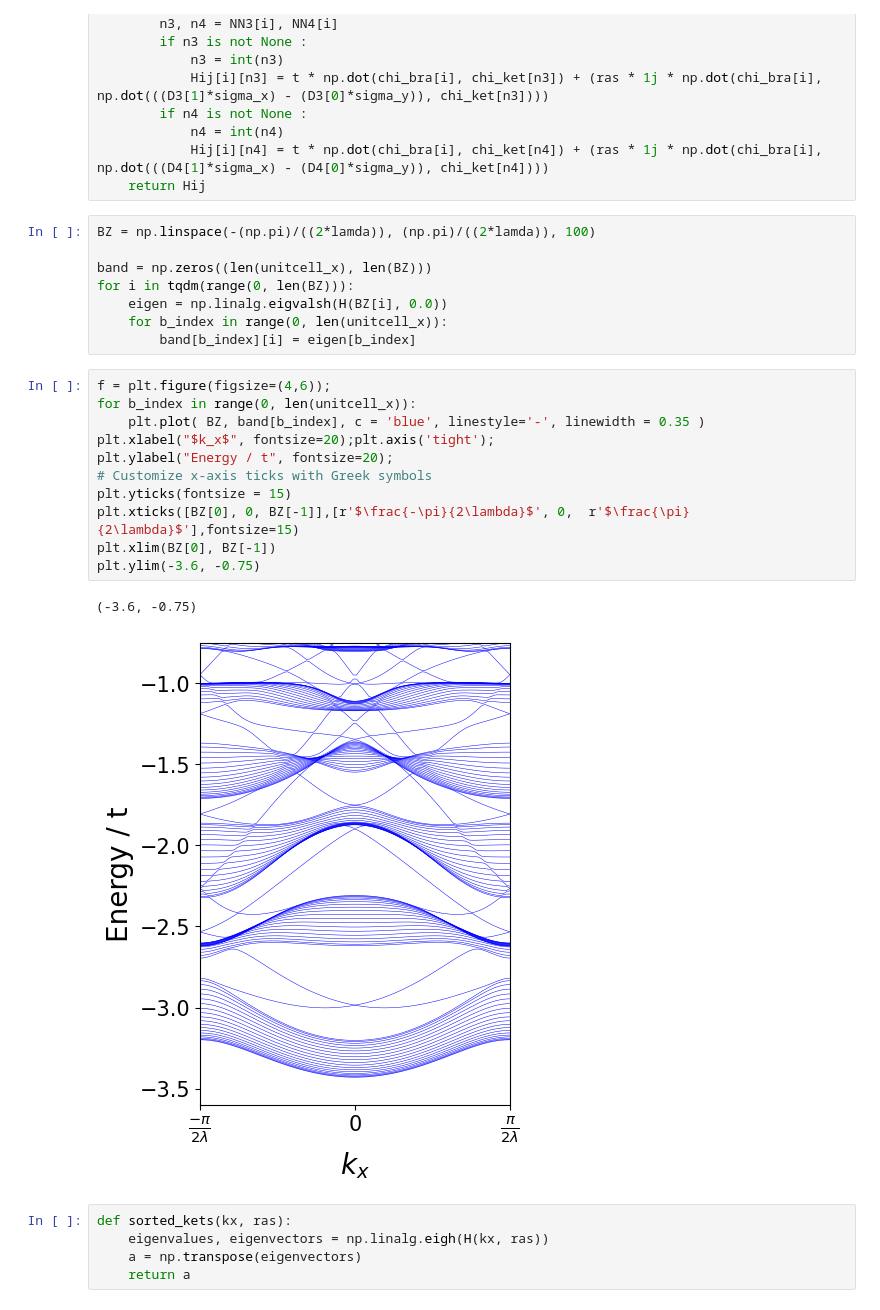
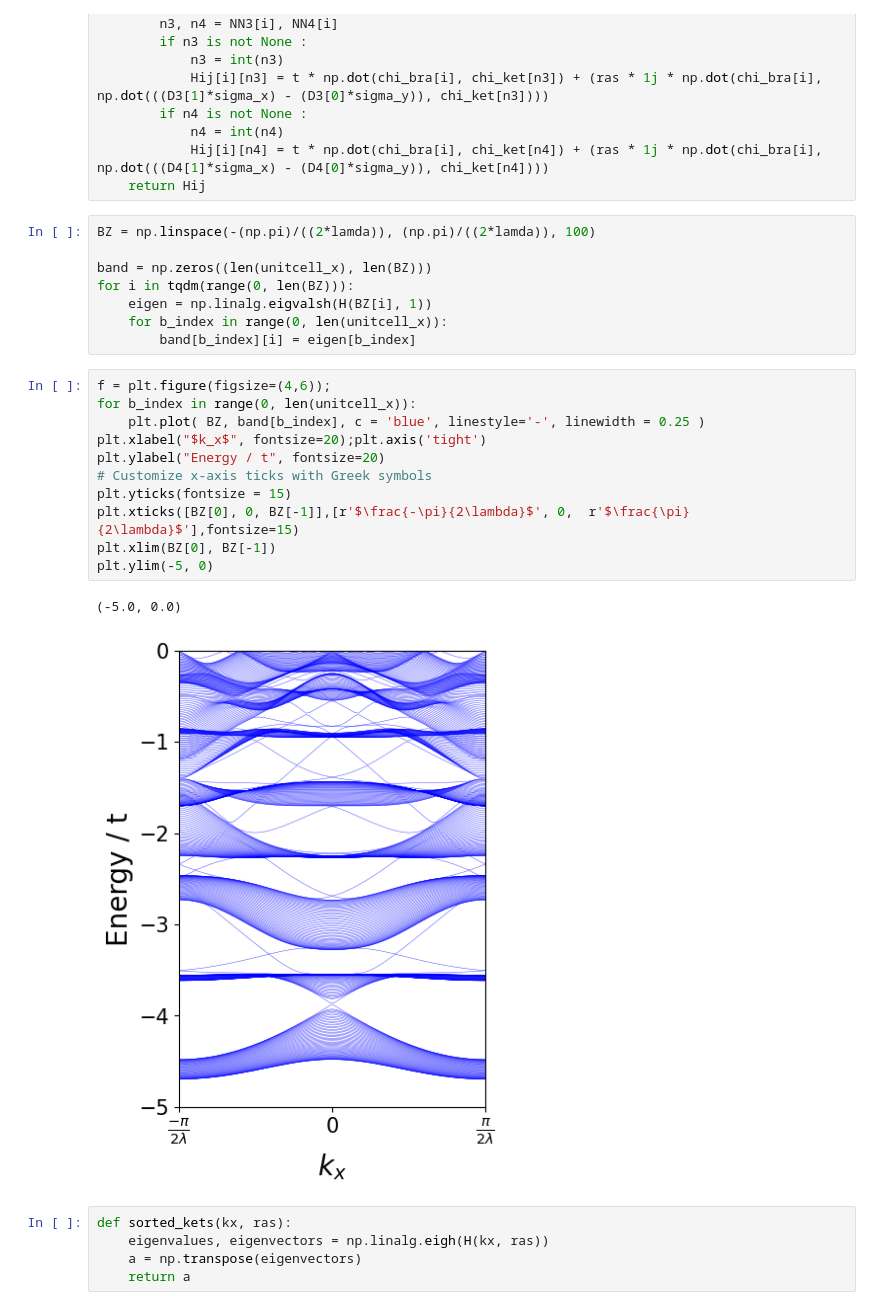
Before and after one commit to SATHEESH-D-M/THE-in-SkX, a Jupyter notebook: Square-lattice-models/Sk_nanoribbon_rashba.ipynb, the cells around one changed output. Drawn from its saved outputs; the diff is of its cells as text.

```diff
--- a/Square-lattice-models/Sk_nanoribbon_rashba.ipynb
+++ b/Square-lattice-models/Sk_nanoribbon_rashba.ipynb
@@ -237,23 +237,23 @@ BZ = np.linspace(-(np.pi)/((2*lamda)), (np.pi)/((2*lamda)), 100)
 
 band = np.zeros((len(unitcell_x), len(BZ)))
 for i in tqdm(range(0, len(BZ))):
-    eigen = np.linalg.eigvalsh(H(BZ[i], 0.0))
+    eigen = np.linalg.eigvalsh(H(BZ[i], 1))
     for b_index in range(0, len(unitcell_x)):
         band[b_index][i] = eigen[b_index]
 # %%
 f = plt.figure(figsize=(4,6));
 for b_index in range(0, len(unitcell_x)):
-    plt.plot( BZ, band[b_index], c = 'blue', linestyle='-', linewidth = 0.35 )
-plt.xlabel("$k_x$", fontsize=20);plt.axis('tight');
-plt.ylabel("Energy / t", fontsize=20);
+    plt.plot( BZ, band[b_index], c = 'blue', linestyle='-', linewidth = 0.25 )
+plt.xlabel("$k_x$", fontsize=20);plt.axis('tight')
+plt.ylabel("Energy / t", fontsize=20)
 # Customize x-axis ticks with Greek symbols
 plt.yticks(fontsize = 15)
 plt.xticks([BZ[0], 0, BZ[-1]],[r'$\frac{-\pi}{2\lambda}$', 0,  r'$\frac{\pi}{2\lambda}$'],fontsize=15)
 plt.xlim(BZ[0], BZ[-1])
-plt.ylim(-3.6, -0.75)
+plt.ylim(-5, 0)
 # %% [output]
-(-3.6, -0.75)
+(-5.0, 0.0)
-[figure, old version]
+[figure, new version]
 # %%
 def sorted_kets(kx, ras):
     eigenvalues, eigenvectors = np.linalg.eigh(H(kx, ras))
```
Also changed, not shown: parts of 2 cells of this notebook, 3 other files.
